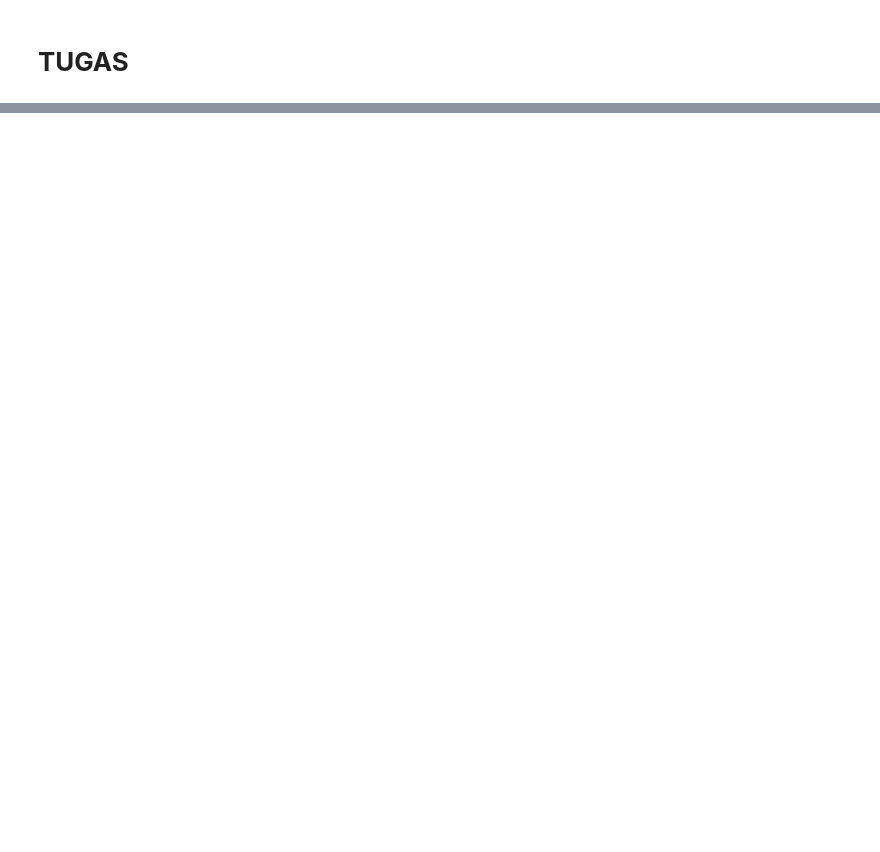
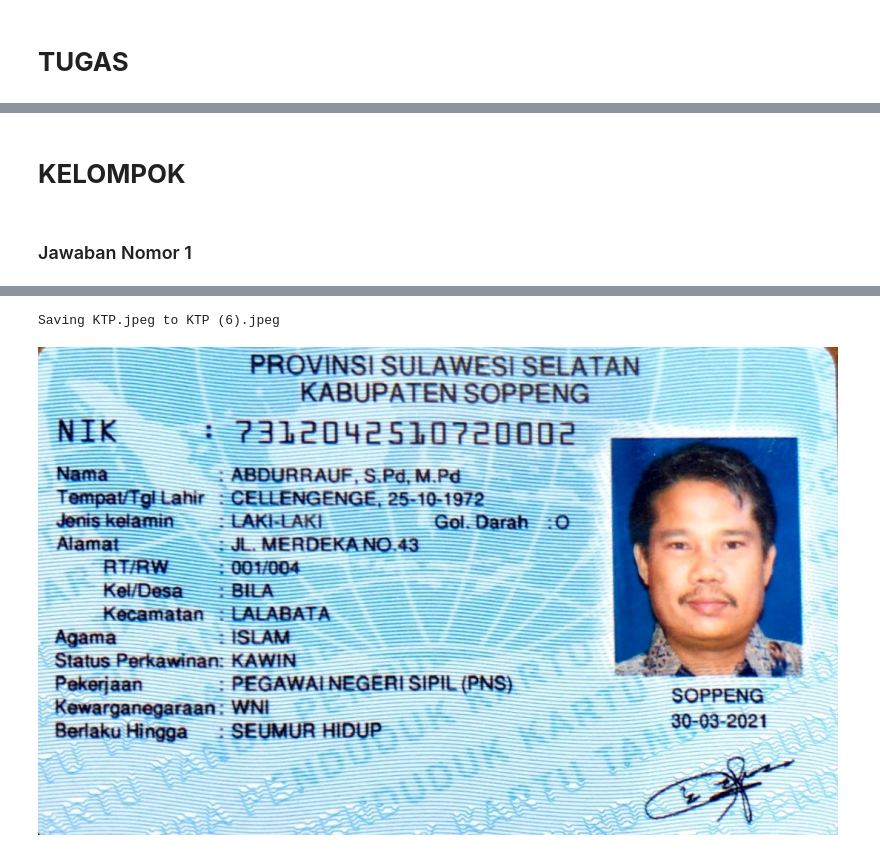
Before and after one commit to BrianMohamadSafiudin/PCVK_Ganjil_2023, a Jupyter notebook: Week1.ipynb, the cells around one changed output, grey strips where cells are left out. Saved outputs shown, nothing was run; the diff lists cells and outputs as text; code cells hidden in the pictures; blank space fills up the shorter version.

```diff
--- a/Week1.ipynb
+++ b/Week1.ipynb
@@ -90,0 +162,17 @@ cv2_imshow(final_frame)
+# %% [markdown]
+# **KELOMPOK**
+# %% [markdown]
+### Jawaban Nomor 1
+# %%
+from google.colab import files
+from IPython.display import Image
+
+# Mengunggah gambar
+uploaded = files.upload()
+
+# Mendapatkan nama file gambar yang diunggah
+uploaded_filename = list(uploaded.keys())[0]
+
+# Menampilkan gambar
+display(Image(uploaded_filename))
+# %% [output]
@@ -90,0 +180,2 @@ cv2_imshow(final_frame)
+Saving KTP.jpeg to KTP (6).jpeg
+[figure, added]
```
Also changed, not shown: parts of 10 cells of this notebook.
